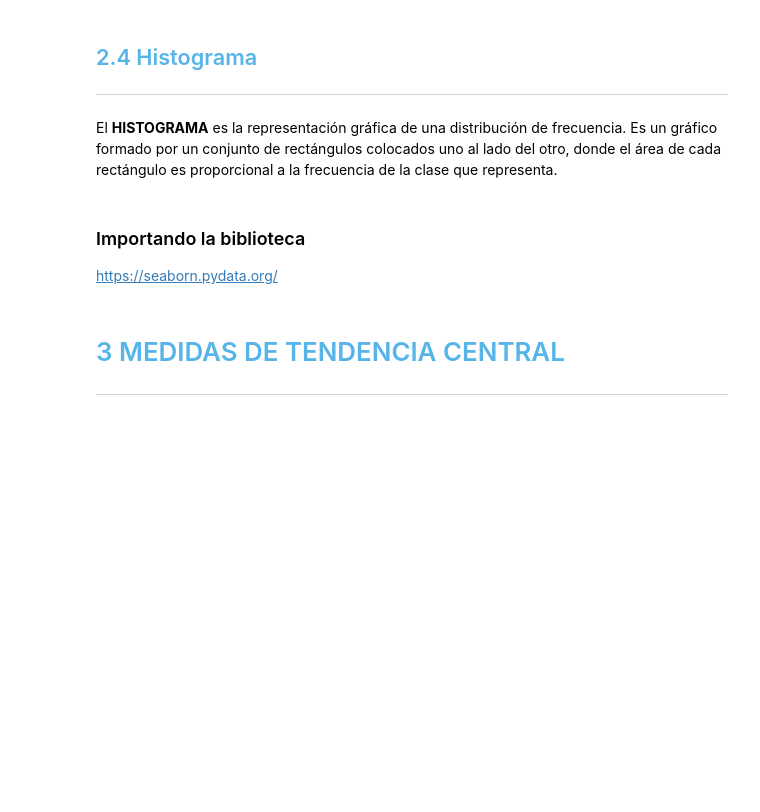
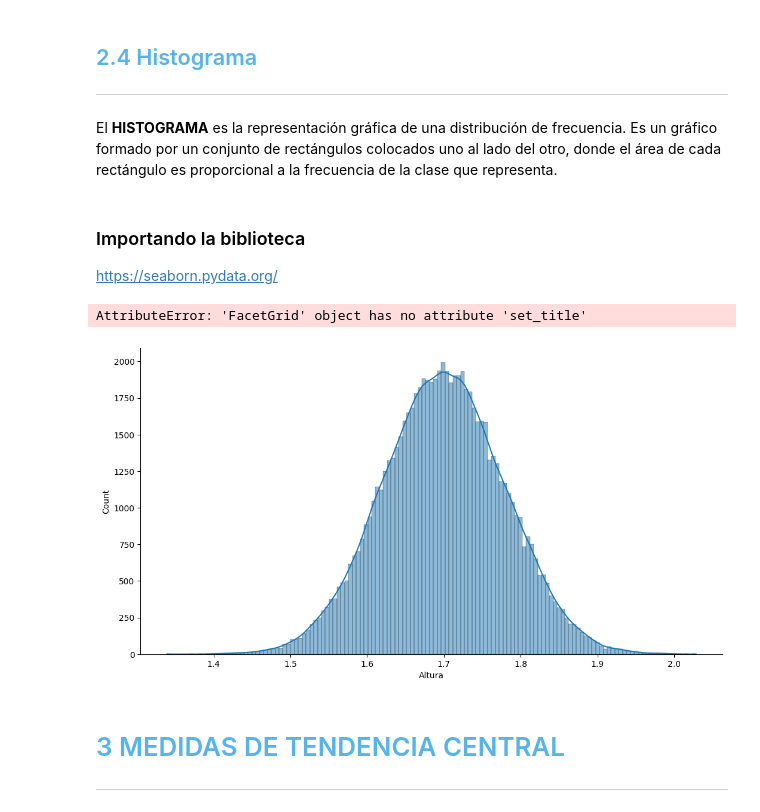
Before and after one commit to MadridVP/Juego-Amigo-Secreto, a Jupyter notebook: Curso_de_Estadística_con_Python_1.ipynb, the cells around one changed output. Saved outputs shown, nothing was run; the diff lists cells and outputs as text; code cells hidden in the pictures; blank space fills up the shorter version.

```diff
--- a/Curso_de_Estadística_con_Python_1.ipynb
+++ b/Curso_de_Estadística_con_Python_1.ipynb
@@ -372,3 +586,15 @@ https://seaborn.pydata.org/
+# %%
+ax = sns.displot(datos.Altura, kde = True)
+
+ax.figure.set_size_inches(12,6)
+ax.set_title ('Distribucion de frecuencia - Altura',fontsize = 18)
+
+ax.set_xlabel('Altura(metros)', fontsize = 14)
+
+ax
+# %% [output]
+AttributeError: 'FacetGrid' object has no attribute 'set_title'
+[figure, added]
 # %% [markdown]
 # <font color=#56B4E9>3 MEDIDAS DE TENDENCIA CENTRAL</font>
 ***
```
Also changed, not shown: parts of 18 cells of this notebook.
